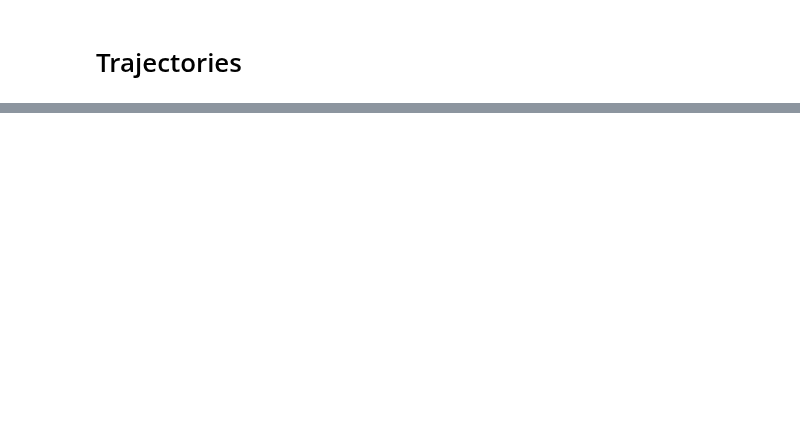
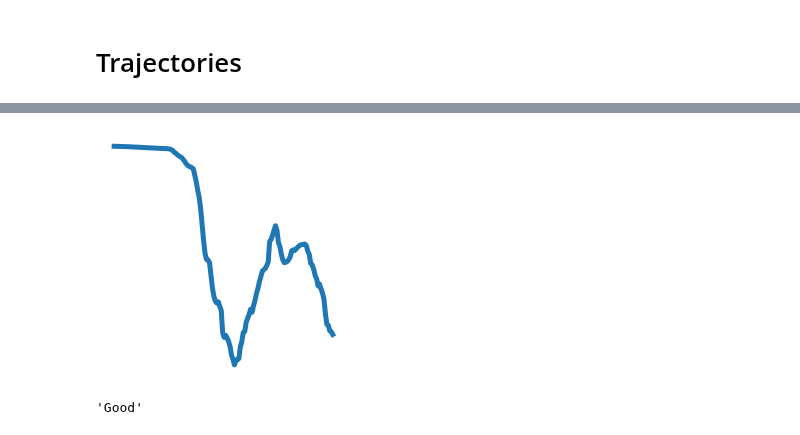
Before and after one commit to atick-faisal/Sign-Language-Recognition, a Jupyter notebook: core/src/notebooks/Visualization.ipynb, the cells around one changed output, grey strips where cells are left out. Cells and saved outputs as stored; diff of their text form; code cells hidden in the pictures; blank space fills up the shorter version.

```diff
--- a/core/src/notebooks/Visualization.ipynb
+++ b/core/src/notebooks/Visualization.ipynb
@@ -169,0 +170,22 @@ plt.savefig("../assets/polyfit_approx.svg")
+# %%
+# plt.rcParams["font.family"] = "Times New Roman"
+plt.rcParams["font.size"] = 22
+
+plt.figure(figsize=(4, 4))
+
+# plt.plot(x[:150], linewidth=5, label="X")
+# plt.plot(y[:150], linewidth=5, label="Y")
+plt.plot(z[:150], linewidth=5, label="Z")
+
+plt.axis("off")
+plt.xticks([])
+plt.yticks([])
+# plt.legend()
+plt.tight_layout()
+plt.savefig("../../assets/lmc_signal_z.svg")
+# %% [output]
+[figure, added]
+# %%
+gesture
+# %% [output]
+'Good'
```
Also changed, not shown: parts of 5 cells of this notebook, 27 other files.
